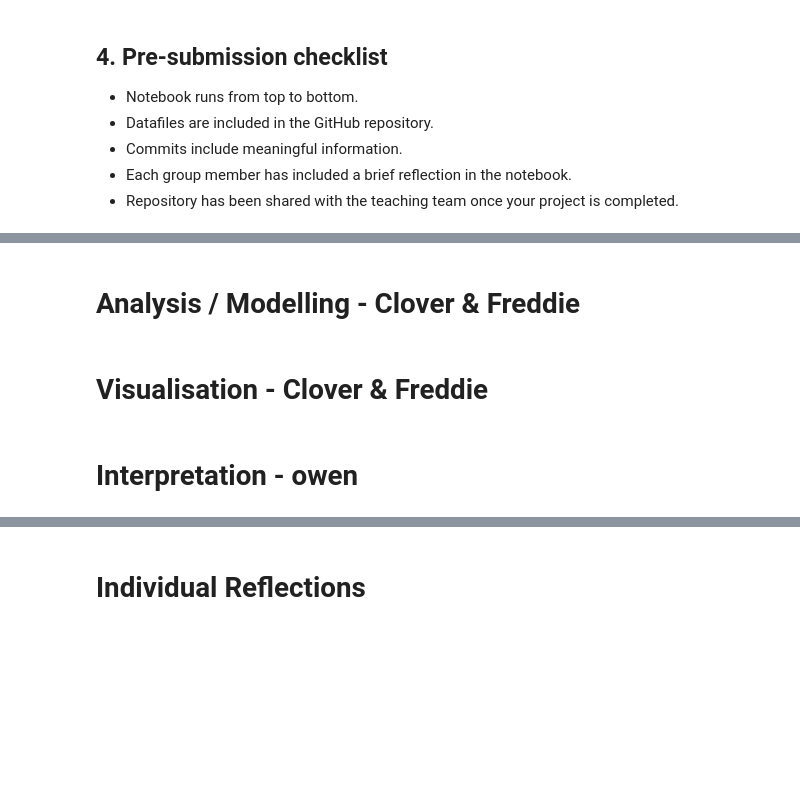
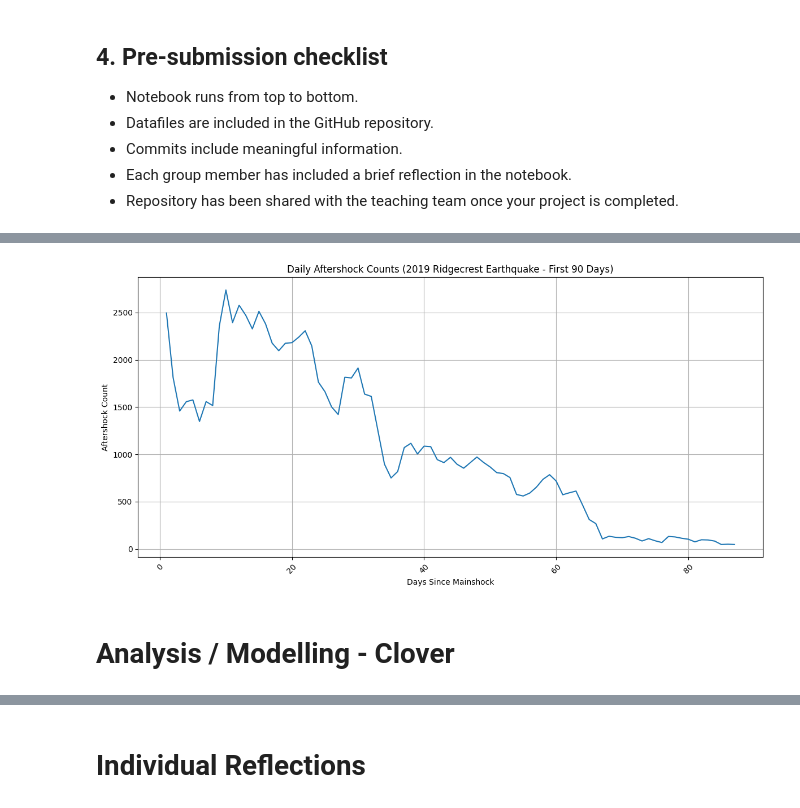
Before and after one commit to JustinMann123/EMSC2010_W2_P1_NB1_u8350605.ipynb, a Jupyter notebook: Copy_of_EMSC2010_A2_Weekly_Project_4.ipynb, the cells around one changed output, grey strips where cells are left out. Saved outputs shown, nothing was run; the diff lists cells and outputs as text; code cells hidden in the pictures; blank space fills up the shorter version.

```diff
--- a/Copy_of_EMSC2010_A2_Weekly_Project_4.ipynb
+++ b/Copy_of_EMSC2010_A2_Weekly_Project_4.ipynb
@@ -53,6 +314,17 @@ Repeat text as required.
+# %%
+import matplotlib.pyplot as plt
+import seaborn as sns
+
+plt.figure(figsize=(12, 6))
+sns.lineplot(y='aftershock_count', x='days_since_mainshock', data=california_daily_counts)
+plt.title('Daily Aftershock Counts (2019 Ridgecrest Earthquake - First 90 Days)')
+plt.ylabel('Aftershock Count')
+plt.xlabel('Days Since Mainshock')
+plt.grid(True)
+plt.xticks(rotation=45)
+plt.tight_layout()
+plt.show()
+# %% [output]
+[figure, added]
 # %% [markdown]
-# Analysis / Modelling - Clover & Freddie
+# Analysis / Modelling - Clover
-# %% [markdown]
-# Visualisation - Clover & Freddie
-# %% [markdown]
-# Interpretation - owen
```
Also changed, not shown: parts of 41 cells of this notebook.
